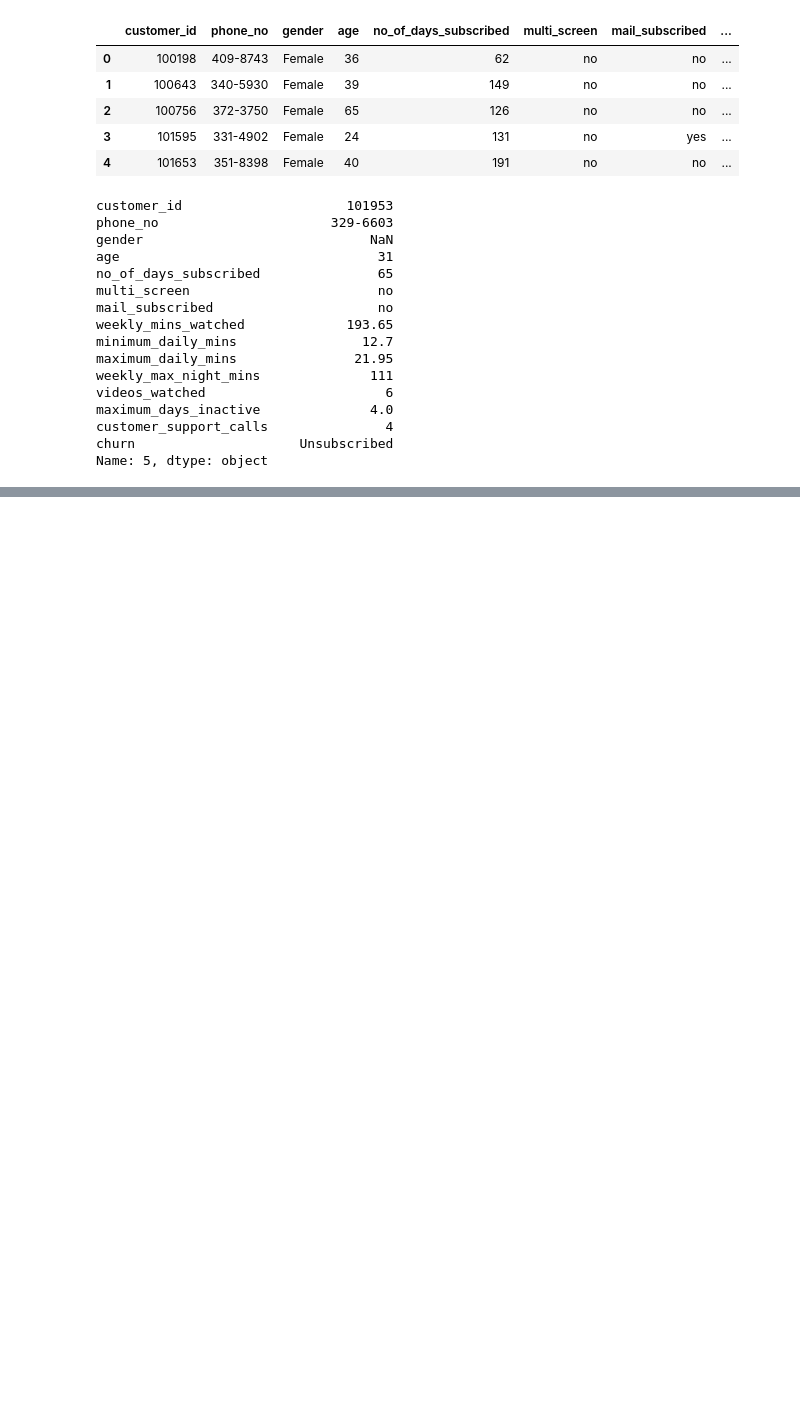
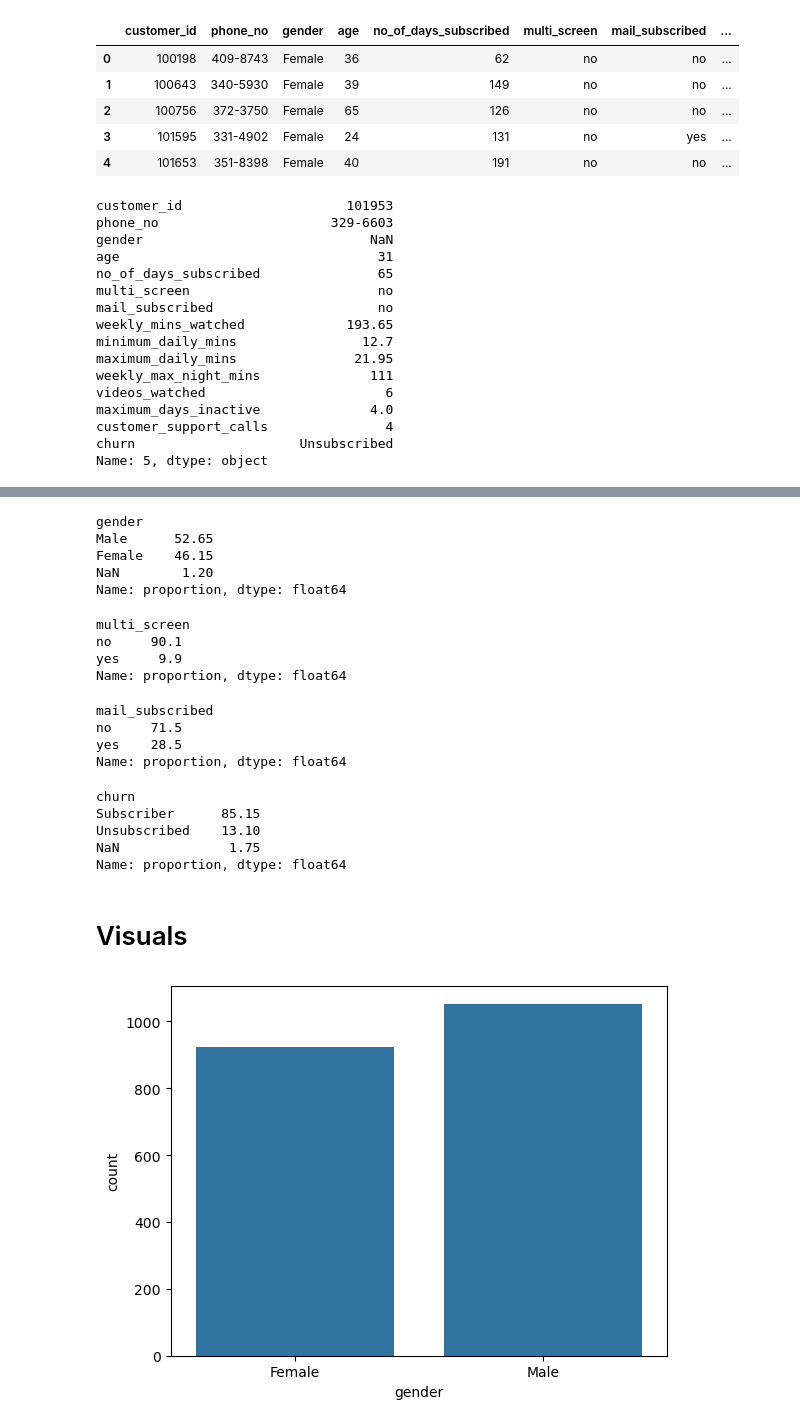
Before and after one commit to omrajsharma/lb-py-may-2025, a Jupyter notebook: caseStudy1.ipynb, the cells around one changed output, grey strips where cells are left out. Saved outputs shown, nothing was run; the diff lists cells and outputs as text; code cells hidden in the pictures; blank space fills up the shorter version.

```diff
--- a/caseStudy1.ipynb
+++ b/caseStudy1.ipynb
@@ -300,0 +351,37 @@ Name: 5, dtype: object
+# %%
+df['gender'].value_counts(dropna=False, normalize=True) * 100
+# %% [output]
+gender
+Male      52.65
+Female    46.15
+NaN        1.20
+Name: proportion, dtype: float64
+# %%
+df['multi_screen'].value_counts(dropna=False, normalize=True) * 100
+# %% [output]
+multi_screen
+no     90.1
+yes     9.9
+Name: proportion, dtype: float64
+# %%
+df['mail_subscribed'].value_counts(dropna=False, normalize=True) * 100
+# %% [output]
+mail_subscribed
+no     71.5
+yes    28.5
+Name: proportion, dtype: float64
+# %%
+df['churn'].value_counts(dropna=False, normalize=True) * 100
+# %% [output]
+churn
+Subscriber      85.15
+Unsubscribed    13.10
+NaN              1.75
+Name: proportion, dtype: float64
+# %% [markdown]
+# Visuals
+# %%
+sns.countplot(x='gender', data=df)
+plt.show()
+# %% [output]
+[figure, added]
```
Also changed, not shown: parts of 37 cells of this notebook.
